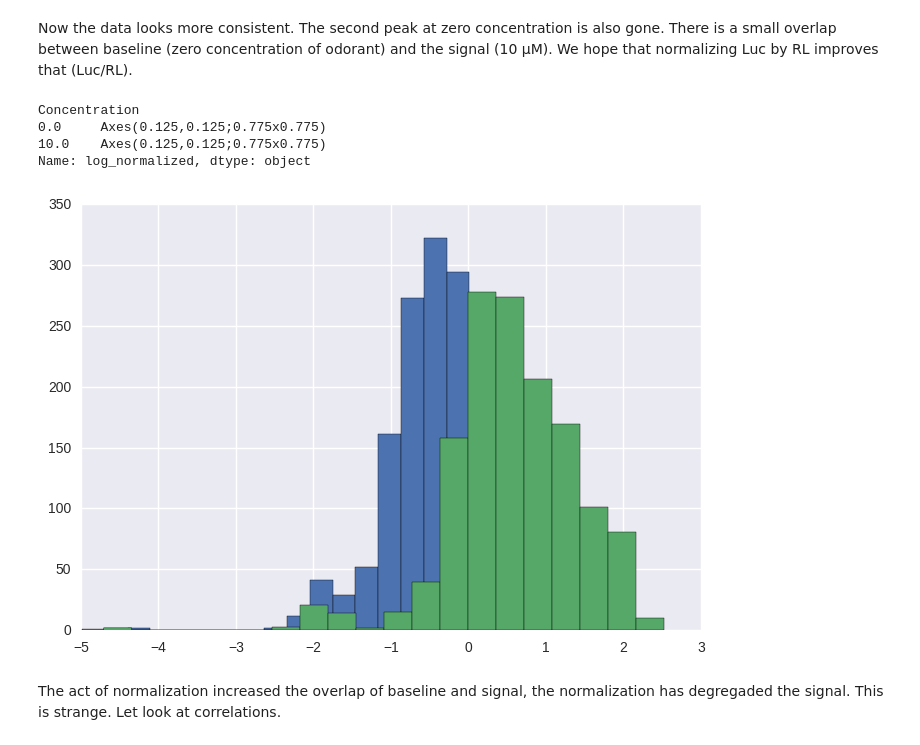
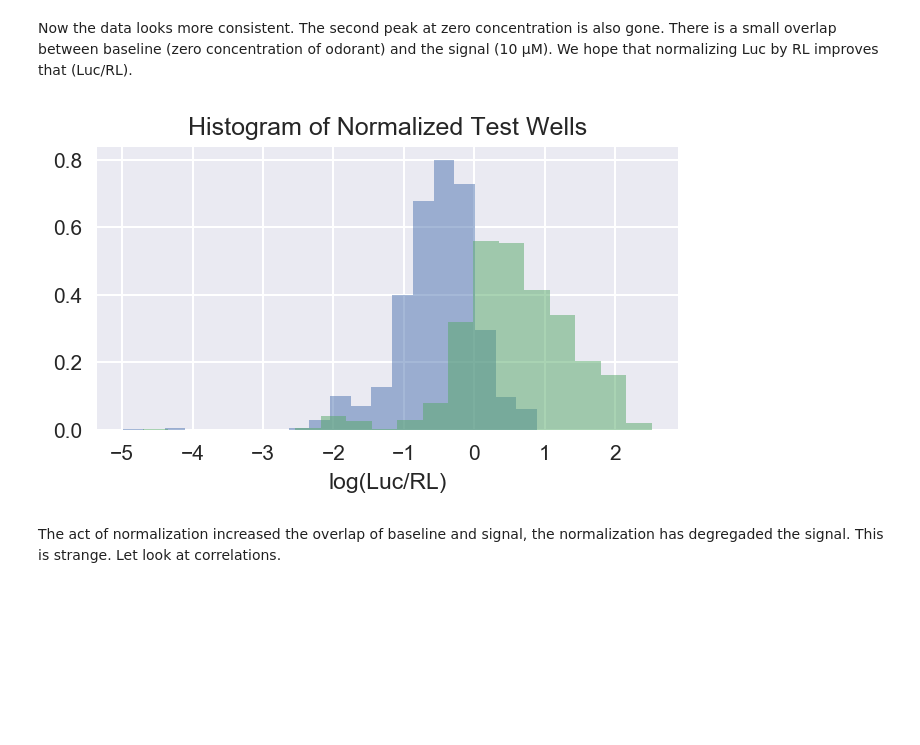
Before and after one commit to hamed/HumanOlfaction, a Jupyter notebook: src/normalizing.ipynb, the cells around one changed output. Drawn from its saved outputs; the diff is of its cells as text; code cells hidden in the pictures; blank space fills up the shorter version.

```diff
--- a/src/normalizing.ipynb
+++ b/src/normalizing.ipynb
@@ -13,3 +13,8 @@ import pandas as pd
 %matplotlib inline
 import matplotlib.pyplot as plt
 import seaborn as sns
+
+plt.rcParams['figure.figsize'] = 5, 2.5
+plt.rcParams['figure.dpi'] = 150
+# %%
+plt.rcParams
@@ -85,12 +114,11 @@ plt.legend(g.groups.keys());
 Now the data looks more consistent. The second peak at zero concentration is also gone. There is a small overlap between baseline (zero concentration of odorant) and the signal (10 μM). We hope that normalizing Luc by RL improves that (Luc/RL).
 # %%
 g.log_normalized.hist(bins=20, normed=True, alpha=0.5)
+plt.title('Histogram of Normalized Test Wells')
+plt.xlabel("log(Luc/RL)")
+plt.savefig('../fig/normalized_histogram.pdf')
 # %% [output]
-Concentration
-0.0     Axes(0.125,0.125;0.775x0.775)
-10.0    Axes(0.125,0.125;0.775x0.775)
-Name: log_normalized, dtype: object
-[figure, old version]
+[figure, new version]
 # %% [markdown]
 The act of normalization increased the overlap of baseline and signal, the normalization has degregaded the signal. This is strange. Let look at correlations.
 # %%
```
Also changed, not shown: parts of 13 cells of this notebook, 1 other file.
